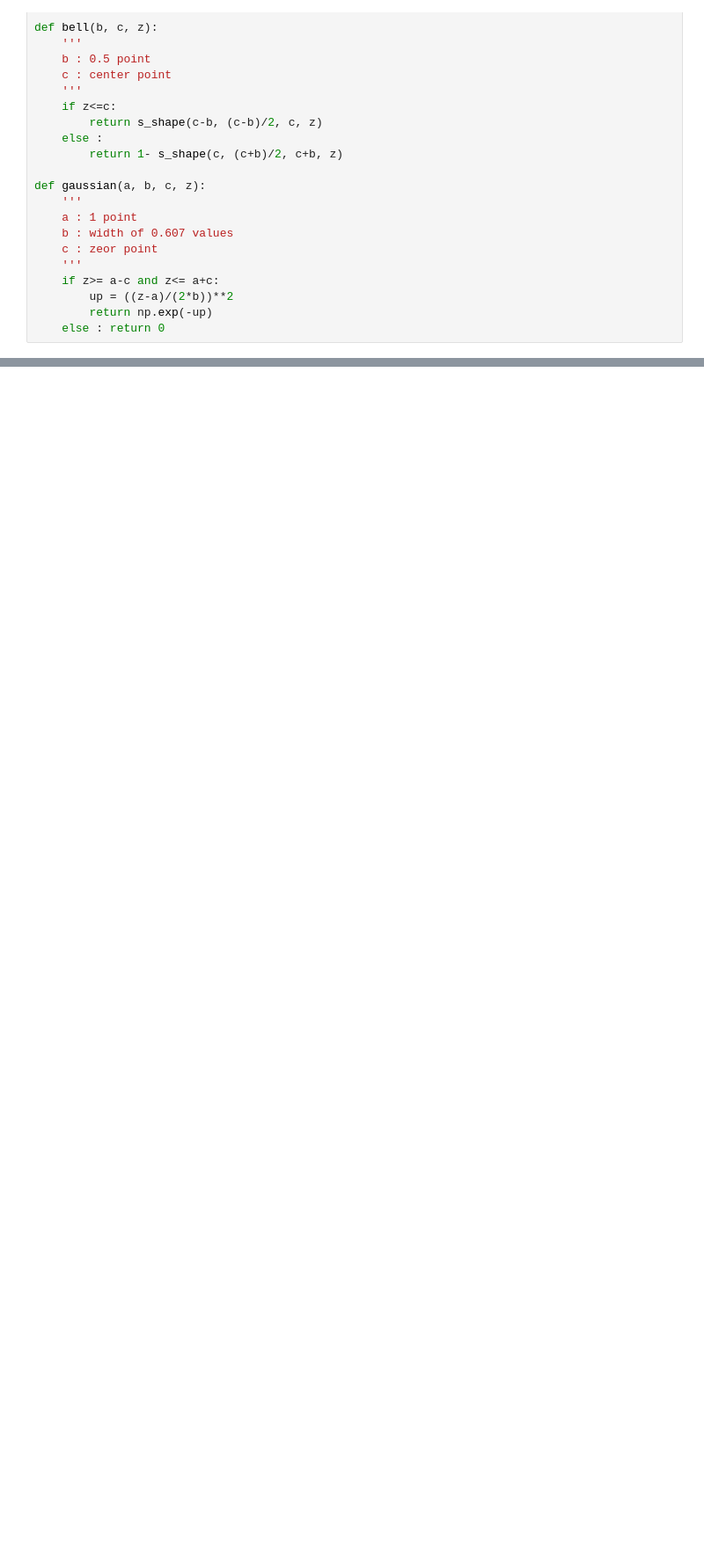
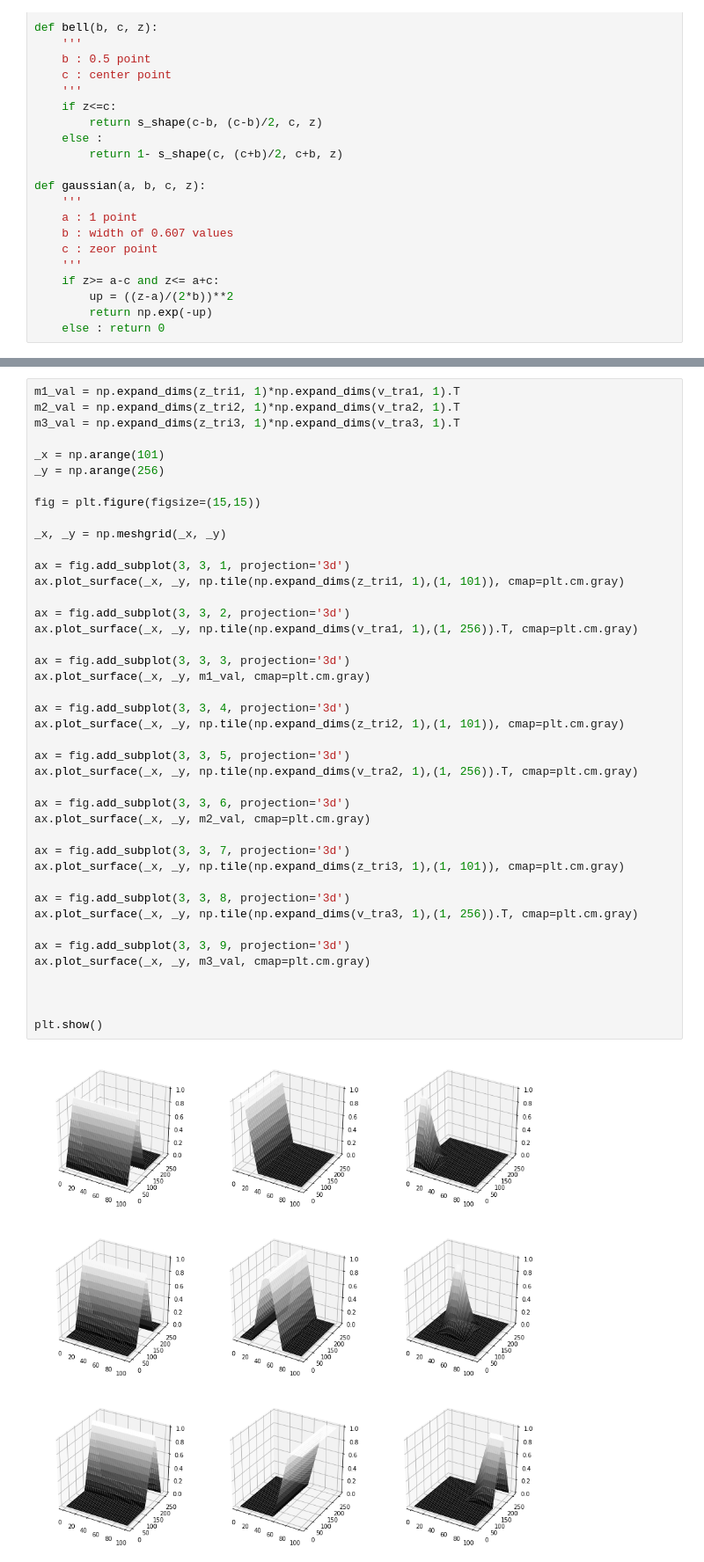
Before and after one commit to jjerry-k/learning_imageprocessing, a Jupyter notebook: Study/week03/Fuzzy.ipynb, the cells around one changed output, grey strips where cells are left out. Shown at 88% size. Saved outputs shown, nothing was run; the diff lists cells and outputs as text; blank space fills up the shorter version.

```diff
--- a/Study/week03/Fuzzy.ipynb
+++ b/Study/week03/Fuzzy.ipynb
@@ -98,0 +157,44 @@ plt.show()
+# %%
+m1_val = np.expand_dims(z_tri1, 1)*np.expand_dims(v_tra1, 1).T
+m2_val = np.expand_dims(z_tri2, 1)*np.expand_dims(v_tra2, 1).T
+m3_val = np.expand_dims(z_tri3, 1)*np.expand_dims(v_tra3, 1).T
+
+_x = np.arange(101)
+_y = np.arange(256)
+
+fig = plt.figure(figsize=(15,15))
+
+_x, _y = np.meshgrid(_x, _y)
+
+ax = fig.add_subplot(3, 3, 1, projection='3d')
+ax.plot_surface(_x, _y, np.tile(np.expand_dims(z_tri1, 1),(1, 101)), cmap=plt.cm.gray)
+
+ax = fig.add_subplot(3, 3, 2, projection='3d')
+ax.plot_surface(_x, _y, np.tile(np.expand_dims(v_tra1, 1),(1, 256)).T, cmap=plt.cm.gray)
+
+ax = fig.add_subplot(3, 3, 3, projection='3d')
+ax.plot_surface(_x, _y, m1_val, cmap=plt.cm.gray)
+
+ax = fig.add_subplot(3, 3, 4, projection='3d')
+ax.plot_surface(_x, _y, np.tile(np.expand_dims(z_tri2, 1),(1, 101)), cmap=plt.cm.gray)
+
+ax = fig.add_subplot(3, 3, 5, projection='3d')
+ax.plot_surface(_x, _y, np.tile(np.expand_dims(v_tra2, 1),(1, 256)).T, cmap=plt.cm.gray)
+
+ax = fig.add_subplot(3, 3, 6, projection='3d')
+ax.plot_surface(_x, _y, m2_val, cmap=plt.cm.gray)
+
+ax = fig.add_subplot(3, 3, 7, projection='3d')
+ax.plot_surface(_x, _y, np.tile(np.expand_dims(z_tri3, 1),(1, 101)), cmap=plt.cm.gray)
+
+ax = fig.add_subplot(3, 3, 8, projection='3d')
+ax.plot_surface(_x, _y, np.tile(np.expand_dims(v_tra3, 1),(1, 256)).T, cmap=plt.cm.gray)
+
+ax = fig.add_subplot(3, 3, 9, projection='3d')
+ax.plot_surface(_x, _y, m3_val, cmap=plt.cm.gray)
+
+
+
+plt.show()
+# %% [output]
+[figure, added]
```
Also changed, not shown: parts of 8 cells of this notebook.
